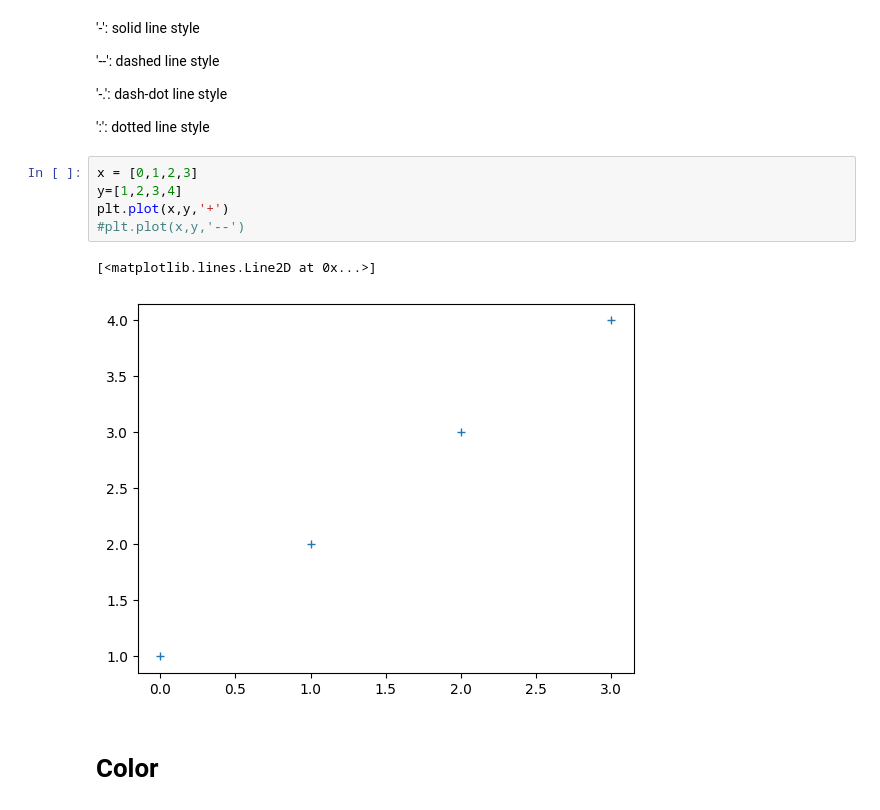
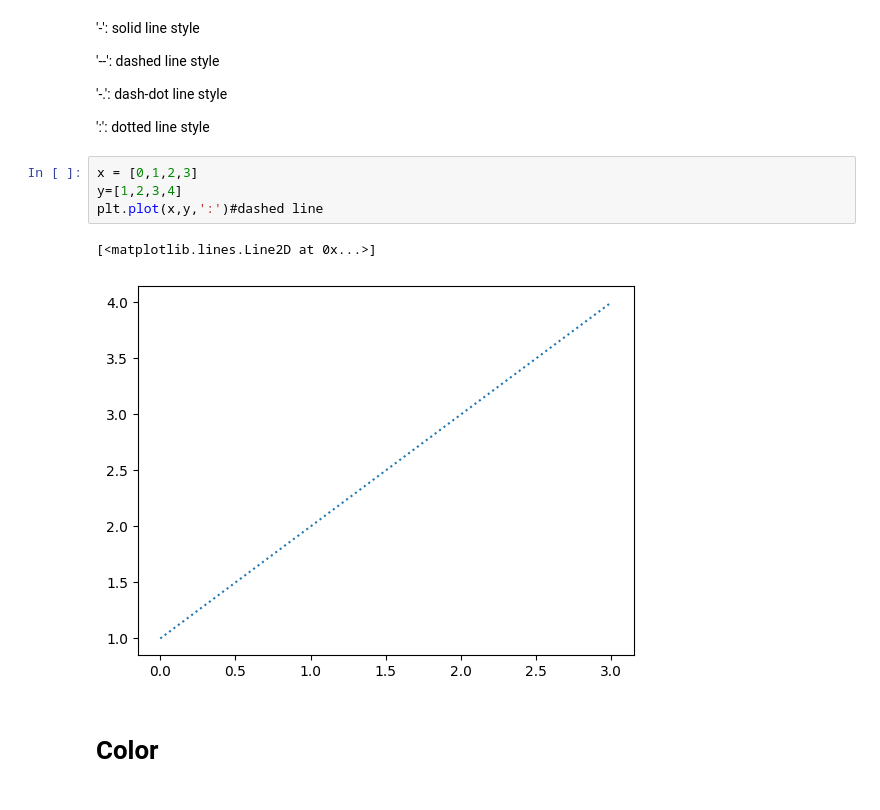
Before and after one commit to leyaoliatan/Matplotlib_Crash_Course, a Jupyter notebook: matplotlib-crashcourse-01-.plot() and basics.ipynb, the cells around one changed output. Drawn from its saved outputs; the diff is of its cells as text.

```diff
--- a/matplotlib-crashcourse-01-.plot() and basics.ipynb
+++ b/matplotlib-crashcourse-01-.plot() and basics.ipynb
@@ -179,11 +176,10 @@ plt.plot([1,2,3,4],[4,3,2,1],'+')
 # %%
 x = [0,1,2,3]
 y=[1,2,3,4]
-plt.plot(x,y,'+')
-#plt.plot(x,y,'--')
+plt.plot(x,y,':')#dashed line
 # %% [output]
 [<matplotlib.lines.Line2D at 0x...>]
-[figure, old version]
+[figure, new version]
 # %% [markdown]
 # Color
 # %% [markdown]
```
Also changed, not shown: parts of 13 cells of this notebook.
